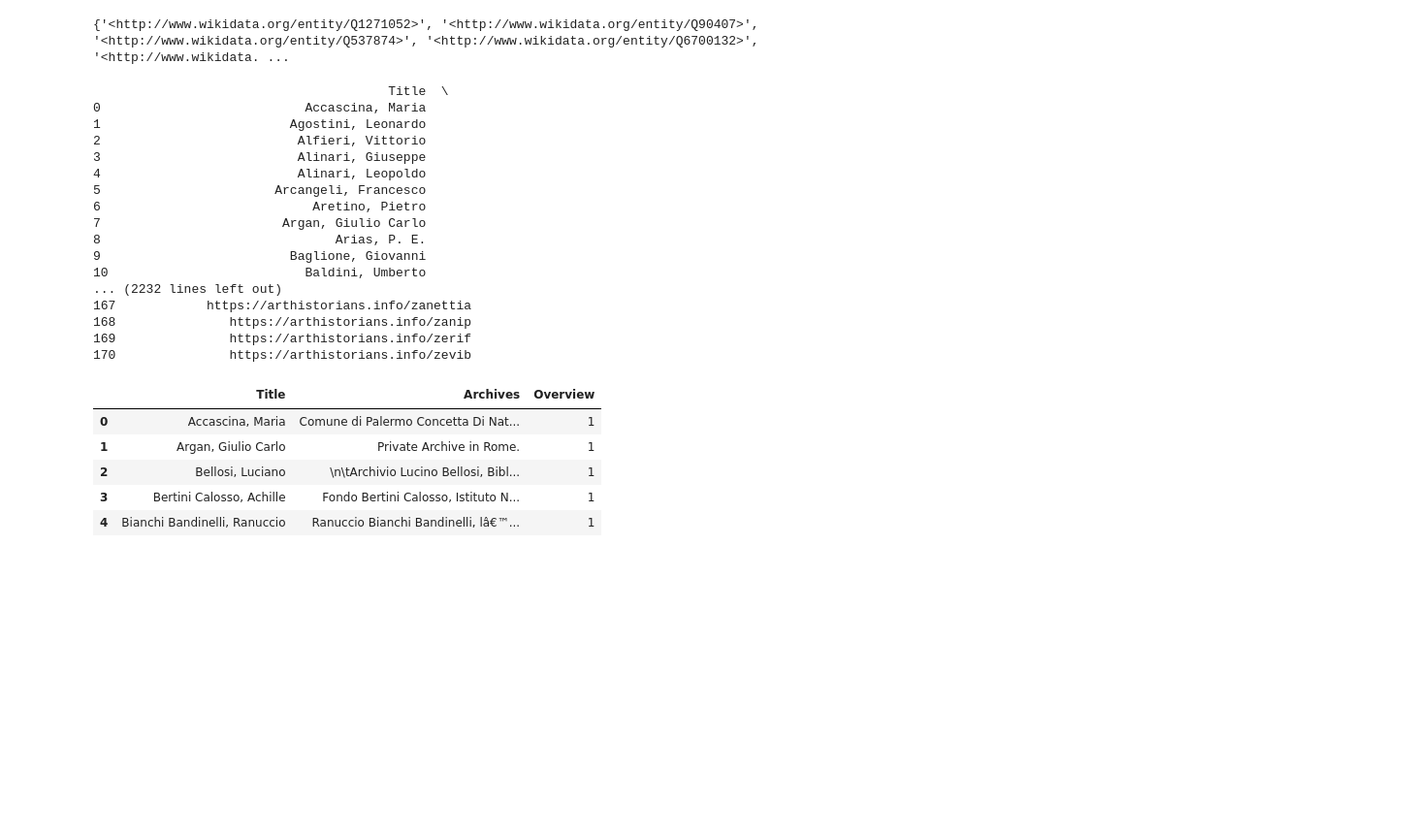
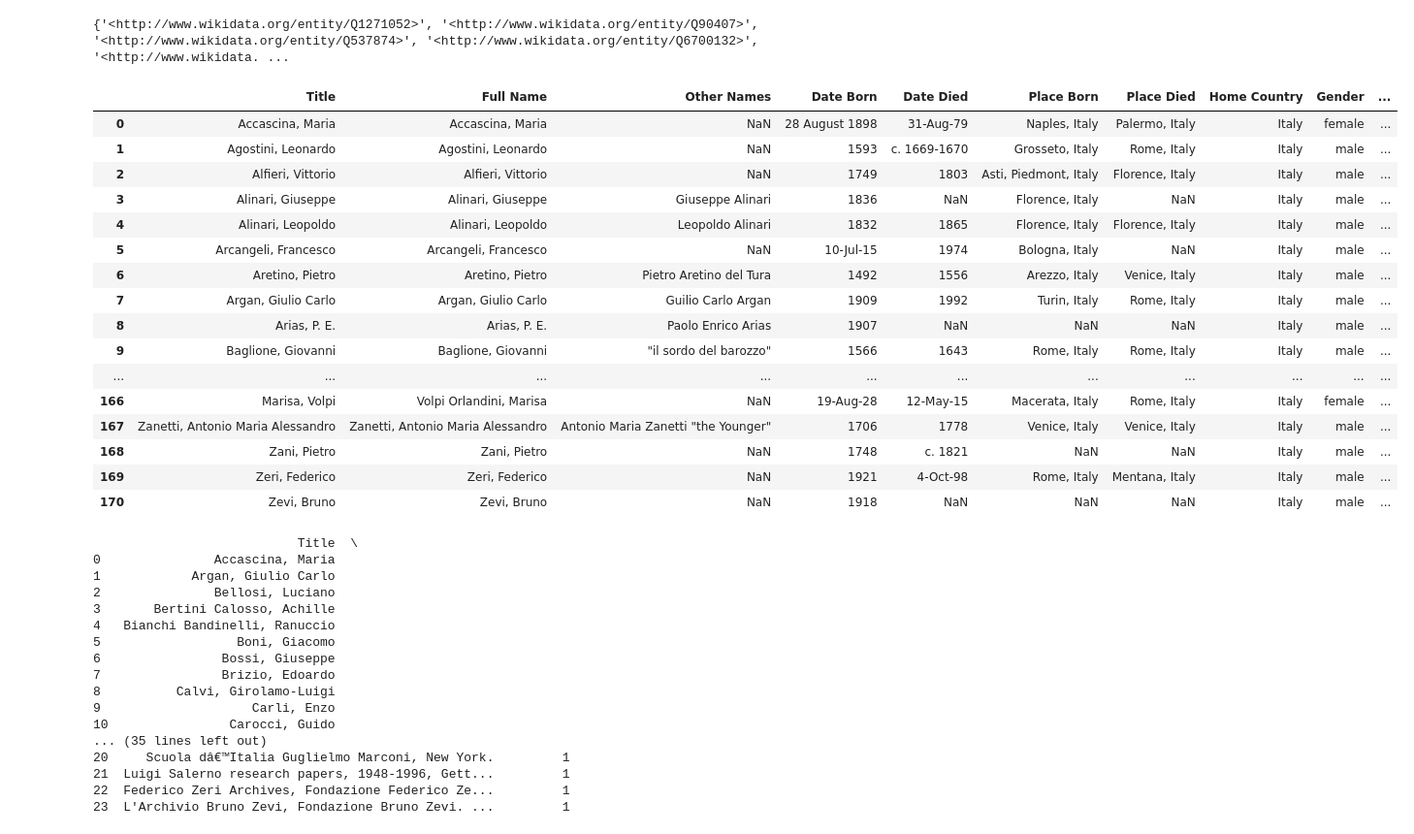
Before and after one commit to alicebordignon/ITArtHistorians, a Jupyter notebook: MergeArtchivesBirthplaces_andArtHistorians.ipynb, the cells around one changed output. Shown: that part at 97% size. Drawn from its saved outputs; the diff is of its cells as text; code cells hidden in the pictures; blank space fills up the shorter version.

```diff
--- a/MergeArtchivesBirthplaces_andArtHistorians.ipynb
+++ b/MergeArtchivesBirthplaces_andArtHistorians.ipynb
@@ -37,39 +37,52 @@ for A in AH:
 # %%
 #vedo file degli storiciitaliani
 import pandas as pd
-df = pd.read_csv("C:\\Users\\bordi\\OneDrive\\Desktop\\DSProject\\LODtime\\DoAH_StoriciItaliani_csvseparatodavirgole.csv")
-pd.set_option('display.max_rows', df.shape[0]+1)
-print(df)
+data= pd.read_csv("C:\\Users\\bordi\\OneDrive\\Desktop\\DSProject\\LODtime\\DoAH_StoriciItaliani_csvseparatodavirgole.csv")
+data
 # %% [output]
-                                       Title  \
-0                           Accascina, Maria
-1                         Agostini, Leonardo
-2                          Alfieri, Vittorio
-3                          Alinari, Giuseppe
-4                          Alinari, Leopoldo
-5                       Arcangeli, Francesco
-6                            Aretino, Pietro
-7                        Argan, Giulio Carlo
-8                               Arias, P. E.
-9                         Baglione, Giovanni
-10                          Baldini, Umberto
-... (2232 lines left out)
-167            https://arthistorians.info/zanettia
-168               https://arthistorians.info/zanip
-169               https://arthistorians.info/zerif
-170               https://arthistorians.info/zevib
+|  | Title | Full Name | Other Names | Date Born | Date Died | Place Born | Place Died | Home Country | Gender | ... |
+| 0 | Accascina, Maria | Accascina, Maria | NaN | 28 August 1898 | 31-Aug-79 | Naples, Italy | Palermo, Italy | Italy | female | ... |
+| 1 | Agostini, Leonardo | Agostini, Leonardo | NaN | 1593 | c. 1669-1670 | Grosseto, Italy | Rome, Italy | Italy | male | ... |
+| 2 | Alfieri, Vittorio | Alfieri, Vittorio | NaN | 1749 | 1803 | Asti, Piedmont, Italy | Florence, Italy | Italy | male | ... |
+| 3 | Alinari, Giuseppe | Alinari, Giuseppe | Giuseppe Alinari | 1836 | NaN | Florence, Italy | NaN | Italy | male | ... |
+| 4 | Alinari, Leopoldo | Alinari, Leopoldo | Leopoldo Alinari | 1832 | 1865 | Florence, Italy | Florence, Italy | Italy | male | ... |
+| 5 | Arcangeli, Francesco | Arcangeli, Francesco | NaN | 10-Jul-15 | 1974 | Bologna, Italy | NaN | Italy | male | ... |
+| 6 | Aretino, Pietro | Aretino, Pietro | Pietro Aretino del Tura | 1492 | 1556 | Arezzo, Italy | Venice, Italy | Italy | male | ... |
+| 7 | Argan, Giulio Carlo | Argan, Giulio Carlo | Guilio Carlo Argan | 1909 | 1992 | Turin, Italy | Rome, Italy | Italy | male | ... |
+| 8 | Arias, P. E. | Arias, P. E. | Paolo Enrico Arias | 1907 | NaN | NaN | NaN | Italy | male | ... |
+| 9 | Baglione, Giovanni | Baglione, Giovanni | "il sordo del barozzo" | 1566 | 1643 | Rome, Italy | Rome, Italy | Italy | male | ... |
+| ... | ... | ... | ... | ... | ... | ... | ... | ... | ... | ... |
+| 166 | Marisa, Volpi | Volpi Orlandini, Marisa | NaN | 19-Aug-28 | 12-May-15 | Macerata, Italy | Rome, Italy | Italy | female | ... |
+| 167 | Zanetti, Antonio Maria Alessandro | Zanetti, Antonio Maria Alessandro | Antonio Maria Zanetti "the Younger" | 1706 | 1778 | Venice, Italy | Venice, Italy | Italy | male | ... |
+| 168 | Zani, Pietro | Zani, Pietro | NaN | 1748 | c. 1821 | NaN | NaN | Italy | male | ... |
+| 169 | Zeri, Federico | Zeri, Federico | NaN | 1921 | 4-Oct-98 | Rome, Italy | Mentana, Italy | Italy | male | ... |
+| 170 | Zevi, Bruno | Zevi, Bruno | NaN | 1918 | NaN | NaN | NaN | Italy | male | ... |
 # %%
+#see all the rows
+
 data_by_historian = data.groupby( ["Title", "Archives"] ).size().reset_index()
 data_by_historian.columns = ["Title", "Archives", "Overview"]
 # see the first rows
-data_by_historian.head()
+pd.set_option('display.max_rows', df.shape[0]+1)
+print(data_by_historian)
 # %% [output]
-|  | Title | Archives | Overview |
-| 0 | Accascina, Maria | Comune di Palermo Concetta Di Nat... | 1 |
-| 1 | Argan, Giulio Carlo | Private Archive in Rome. | 1 |
-| 2 | Bellosi, Luciano | \n\tArchivio Lucino Bellosi, Bibl... | 1 |
-| 3 | Bertini Calosso, Achille | Fondo Bertini Calosso, Istituto N... | 1 |
-| 4 | Bianchi Bandinelli, Ranuccio | Ranuccio Bianchi Bandinelli, lâ€™... | 1 |
+                           Title  \
+0               Accascina, Maria
+1            Argan, Giulio Carlo
+2               Bellosi, Luciano
+3       Bertini Calosso, Achille
+4   Bianchi Bandinelli, Ranuccio
+5                  Boni, Giacomo
+6                Bossi, Giuseppe
+7                Brizio, Edoardo
+8          Calvi, Girolamo-Luigi
+9                    Carli, Enzo
+10                Carocci, Guido
+... (35 lines left out)
+20     Scuola dâ€™Italia Guglielmo Marconi, New York.         1
+21  Luigi Salerno research papers, 1948-1996, Gett...         1
+22  Federico Zeri Archives, Fondazione Federico Ze...         1
+23  L'Archivio Bruno Zevi, Fondazione Bruno Zevi. ...         1
 # %%
 import csv
 
```
